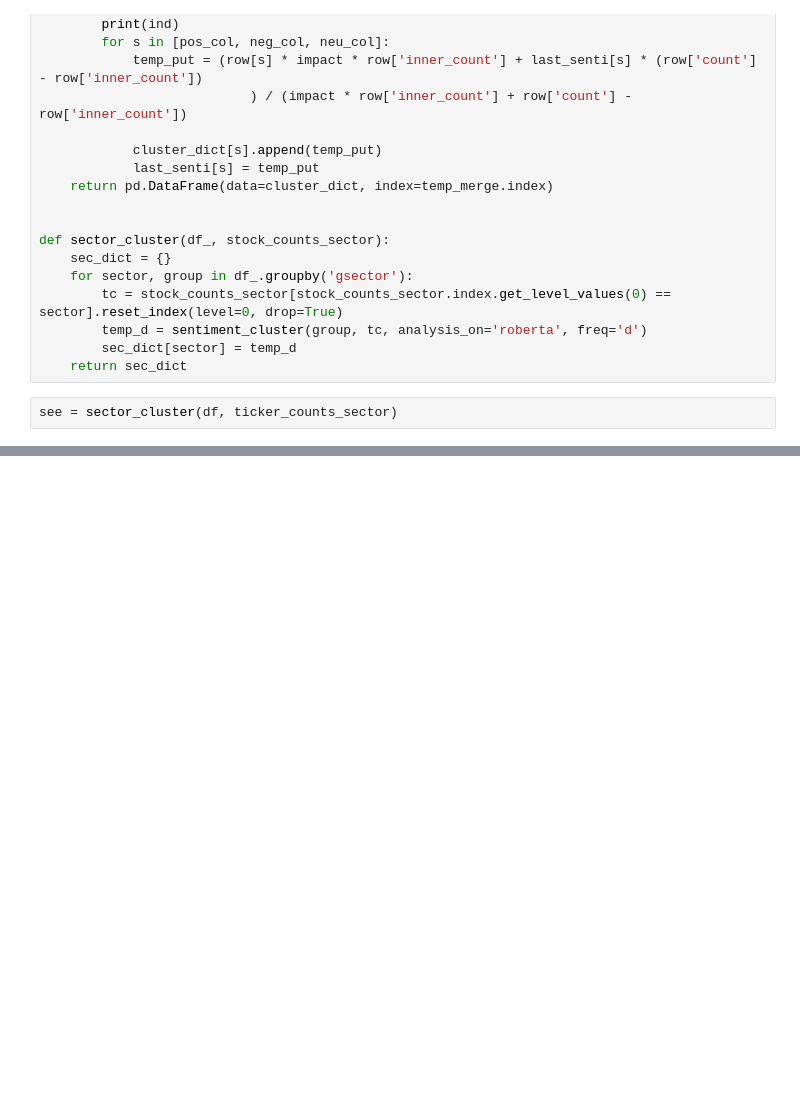
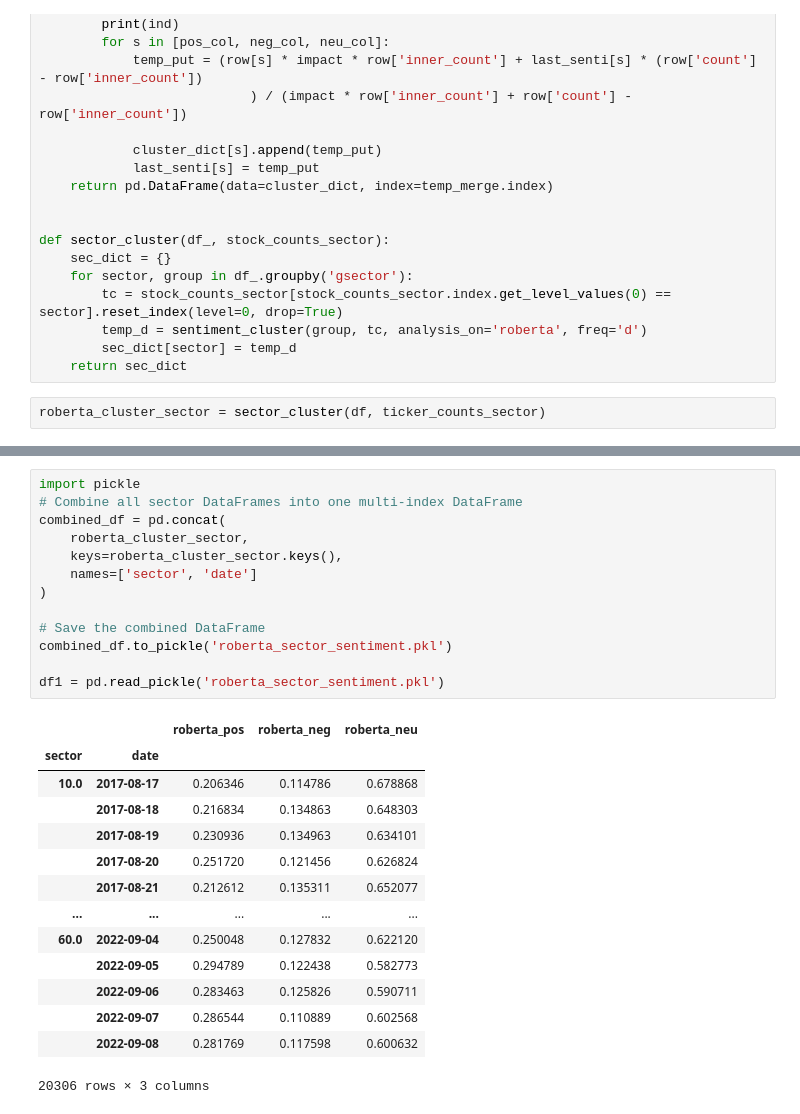
Before and after one commit to yeyechen/NLP-news-sentiment-on-cryptos, a Jupyter notebook: notebooks/model_roberta.ipynb, the cells around one changed output, grey strips where cells are left out. Drawn from its saved outputs; the diff is of its cells as text; blank space fills up the shorter version.

Commit message:
running the sentiment result by sectors for both deberta and roberta

```diff
--- a/notebooks/model_roberta.ipynb
+++ b/notebooks/model_roberta.ipynb
@@ -102,4 +102,4 @@ def sector_cluster(df_, stock_counts_sector):
         sec_dict[sector] = temp_d
     return sec_dict
 # %%
-see = sector_cluster(df, ticker_counts_sector)
+roberta_cluster_sector = sector_cluster(df, ticker_counts_sector)
@@ -106 +124,29 @@ see = sector_cluster(df, ticker_counts_sector)
+# %%
+import pickle
+# Combine all sector DataFrames into one multi-index DataFrame
+combined_df = pd.concat(
+    roberta_cluster_sector,
+    keys=roberta_cluster_sector.keys(),
+    names=['sector', 'date']
+)
+
+# Save the combined DataFrame
+combined_df.to_pickle('roberta_sector_sentiment.pkl')
+
+df1 = pd.read_pickle('roberta_sector_sentiment.pkl')
+# %% [output]
+|  |  | roberta_pos | roberta_neg | roberta_neu |
+| sector | date |  |  |  |
+| 10.0 | 2017-08-17 | 0.206346 | 0.114786 | 0.678868 |
+|  | 2017-08-18 | 0.216834 | 0.134863 | 0.648303 |
+|  | 2017-08-19 | 0.230936 | 0.134963 | 0.634101 |
+|  | 2017-08-20 | 0.251720 | 0.121456 | 0.626824 |
+|  | 2017-08-21 | 0.212612 | 0.135311 | 0.652077 |
+| ... | ... | ... | ... | ... |
+| 60.0 | 2022-09-04 | 0.250048 | 0.127832 | 0.622120 |
+|  | 2022-09-05 | 0.294789 | 0.122438 | 0.582773 |
+|  | 2022-09-06 | 0.283463 | 0.125826 | 0.590711 |
+|  | 2022-09-07 | 0.286544 | 0.110889 | 0.602568 |
+|  | 2022-09-08 | 0.281769 | 0.117598 | 0.600632 |
+20306 rows × 3 columns
 # %%
```
Also changed, not shown: parts of 4 cells of this notebook, 2 other files.
